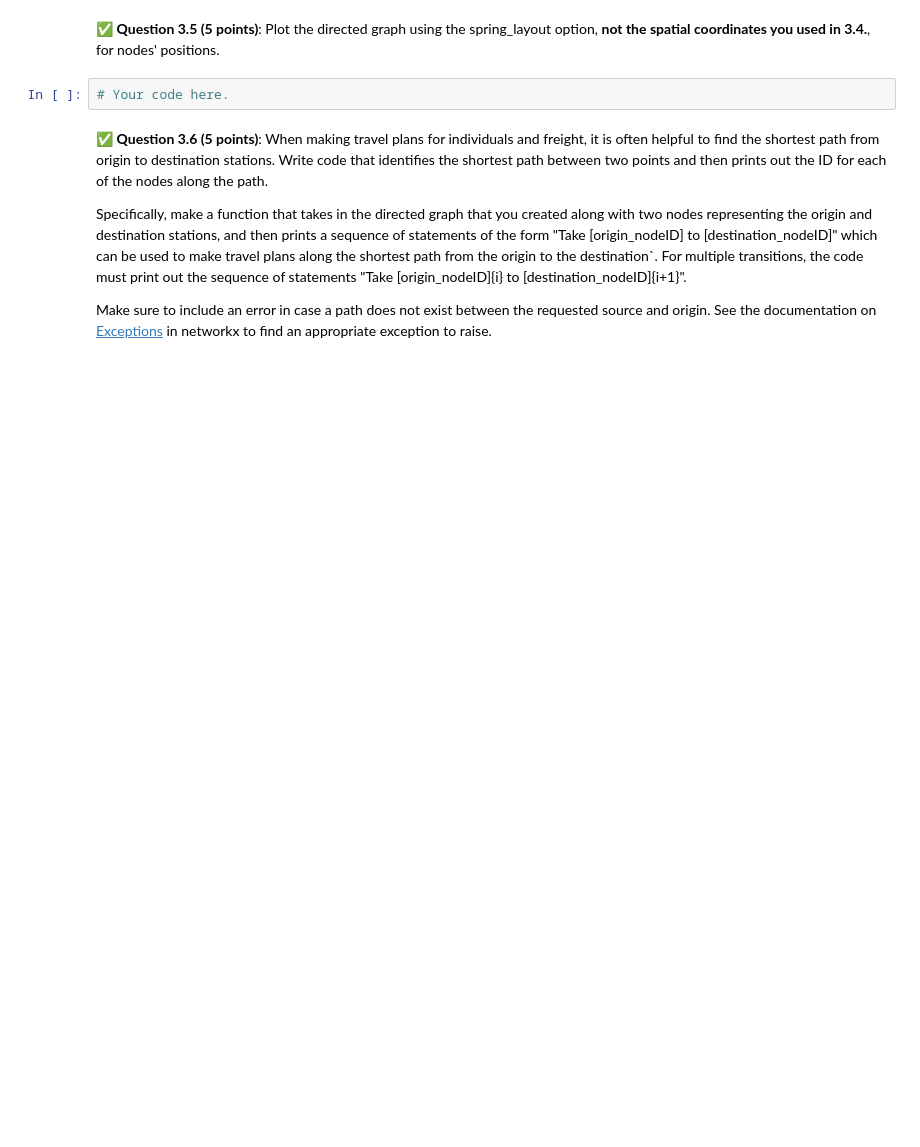
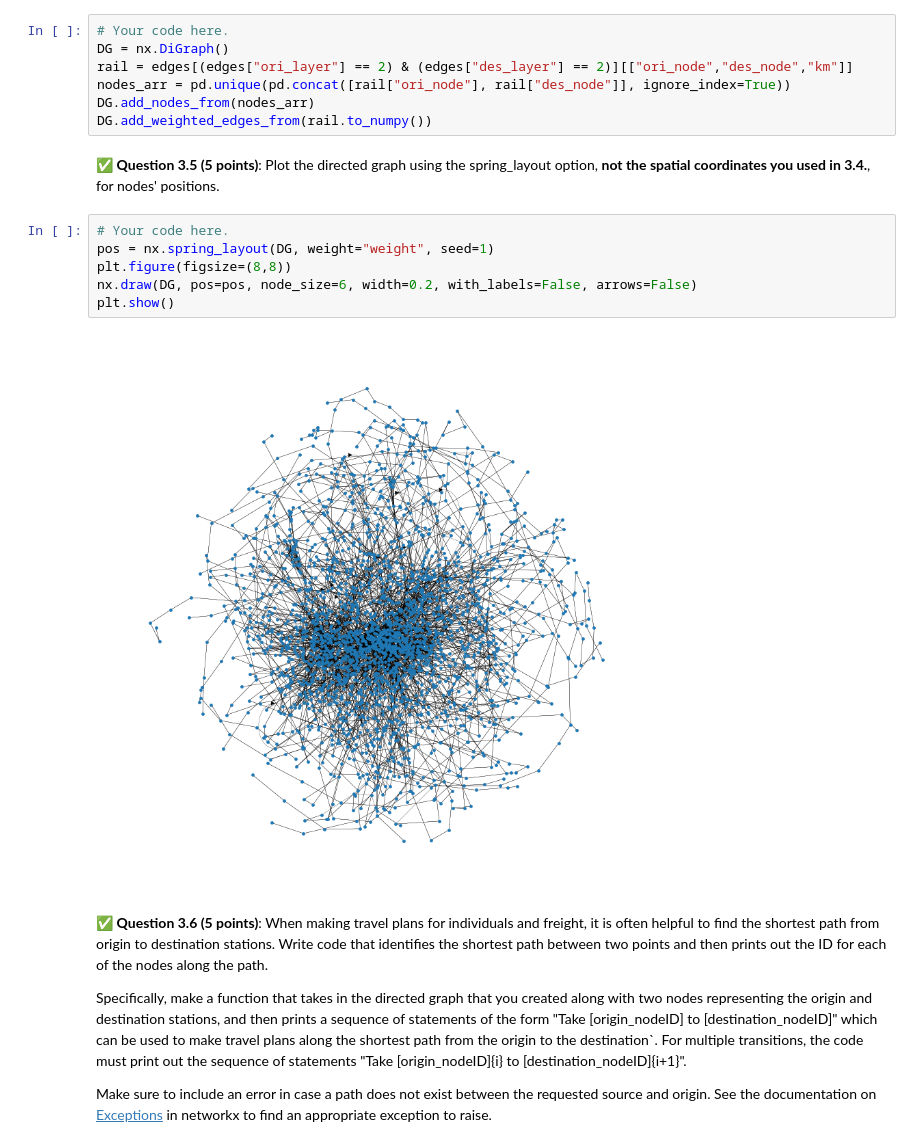
Before and after one commit to BigusMaximus/CMSE-202-Fall-2025, a Jupyter notebook: notebooks/Homeworks/hw-02/HW-02_ABMandGraphTheory-STUDENT.ipynb, the cells around one changed output. Saved outputs shown, nothing was run; the diff lists cells and outputs as text; blank space fills up the shorter version.

```diff
--- a/notebooks/Homeworks/hw-02/HW-02_ABMandGraphTheory-STUDENT.ipynb
+++ b/notebooks/Homeworks/hw-02/HW-02_ABMandGraphTheory-STUDENT.ipynb
@@ -454,7 +501,20 @@ Note: Remember that each edge in a directed graph has an orientation. So adding
+# %%
+# Your code here.
+DG = nx.DiGraph()
+rail = edges[(edges["ori_layer"] == 2) & (edges["des_layer"] == 2)][["ori_node","des_node","km"]]
+nodes_arr = pd.unique(pd.concat([rail["ori_node"], rail["des_node"]], ignore_index=True))
+DG.add_nodes_from(nodes_arr)
+DG.add_weighted_edges_from(rail.to_numpy())
 # %% [markdown]
 &#9989;  **Question 3.5 (5 points)**: Plot the directed graph using the spring_layout option, __not the spatial coordinates you used in 3.4.__, for nodes' positions.
-# %%
-# Your code here.
+# %%
+# Your code here.
+pos = nx.spring_layout(DG, weight="weight", seed=1)
+plt.figure(figsize=(8,8))
+nx.draw(DG, pos=pos, node_size=6, width=0.2, with_labels=False, arrows=False)
+plt.show()
+# %% [output]
+[figure, added]
 # %% [markdown]
 &#9989;  **Question 3.6 (5 points)**: When making travel plans for individuals and freight, it is often helpful to find the shortest path from origin to destination stations. Write code that identifies the shortest path between two points and then prints out the ID for each of the nodes along the path.
 
```
Also changed, not shown: parts of 12 cells of this notebook.
